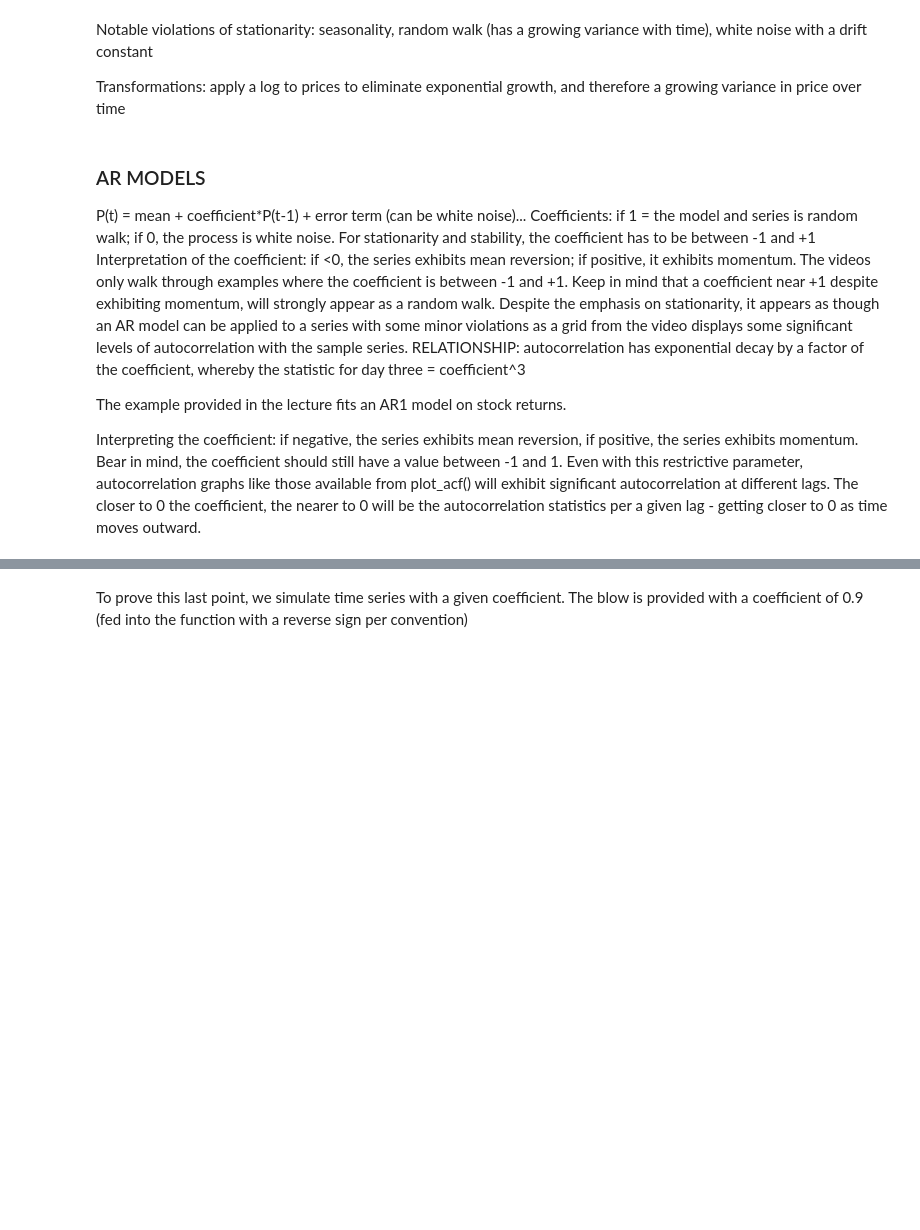
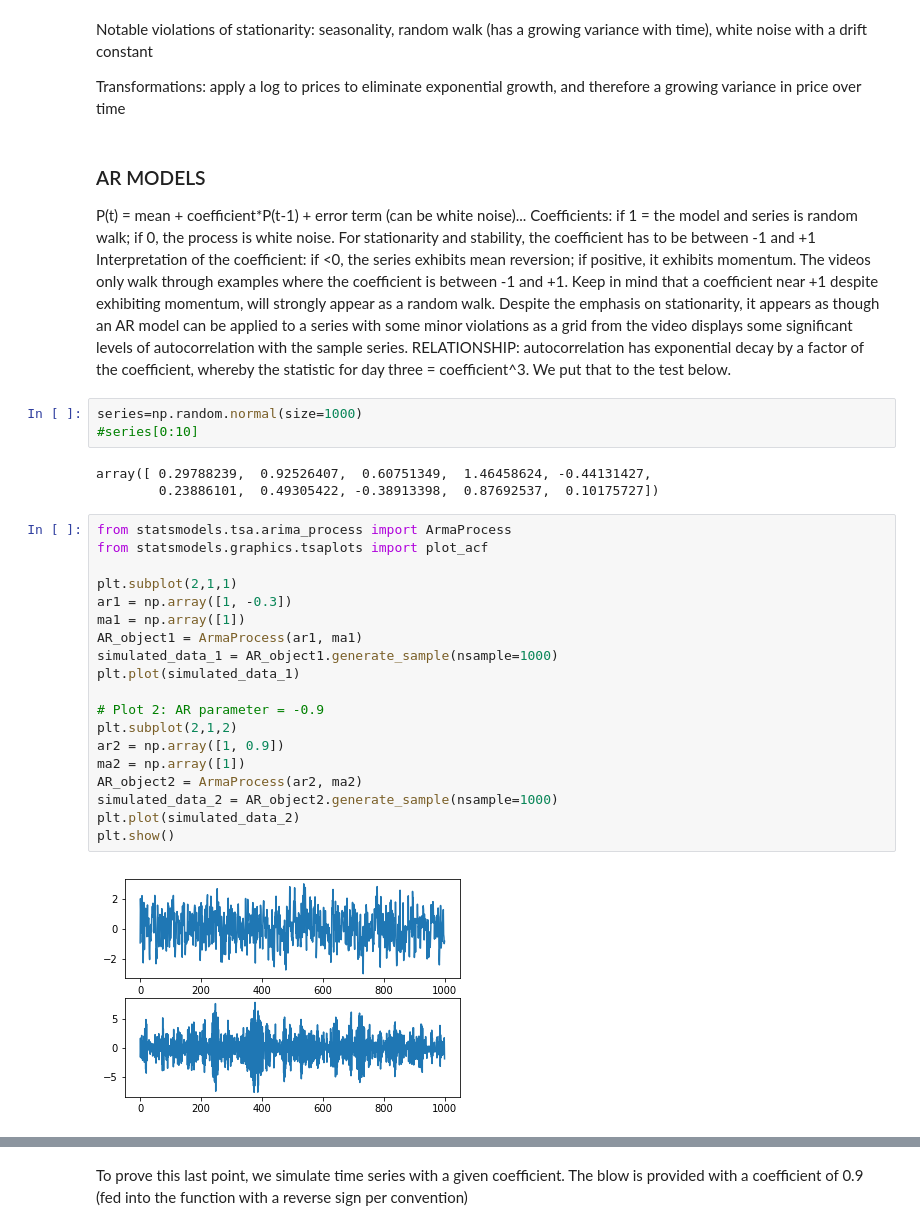
Before and after one commit to calleja/timeSeries, a Jupyter notebook: fundamentals.ipynb, the cells around one changed output, grey strips where cells are left out. Drawn from its saved outputs; the diff is of its cells as text; blank space fills up the shorter version.

```diff
--- a/fundamentals.ipynb
+++ b/fundamentals.ipynb
@@ -50,8 +50,31 @@ P(t) = mean + coefficient\*P(t-1) + error term (can be white noise)...
 Coefficients: if 1 = the model and series is random walk; if 0, the process is white noise.
 For stationarity and stability, the coefficient has to be between -1 and +1
 Interpretation of the coefficient: if <0, the series exhibits mean reversion; if positive, it exhibits momentum. The videos only walk through examples where the coefficient is between -1 and +1. Keep in mind that a coefficient near +1 despite exhibiting momentum, will strongly appear as a random walk.
-Despite the emphasis on stationarity, it appears as though an AR model can be applied to a series with some minor violations as a grid from the video displays some significant levels of autocorrelation with the sample series. RELATIONSHIP: autocorrelation has exponential decay by a factor of the coefficient, whereby the statistic for day three = coefficient^3
-
-The example provided in the lecture fits an AR1 model on stock returns.
-
-Interpreting the coefficient: if negative, the series exhibits mean reversion, if positive, the series exhibits momentum. Bear in mind, the coefficient should still have a value between -1 and 1. Even with this restrictive parameter,  autocorrelation graphs like those available from plot_acf() will exhibit significant autocorrelation at different lags. The closer to 0 the coefficient, the nearer to 0 will be the autocorrelation statistics per a given lag - getting closer to 0 as time moves outward.
+Despite the emphasis on stationarity, it appears as though an AR model can be applied to a series with some minor violations as a grid from the video displays some significant levels of autocorrelation with the sample series. RELATIONSHIP: autocorrelation has exponential decay by a factor of the coefficient, whereby the statistic for day three = coefficient^3. We put that to the test below.
+# %%
+series=np.random.normal(size=1000)
+#series[0:10]
+# %% [output]
+array([ 0.29788239,  0.92526407,  0.60751349,  1.46458624, -0.44131427,
+        0.23886101,  0.49305422, -0.38913398,  0.87692537,  0.10175727])
+# %%
+from statsmodels.tsa.arima_process import ArmaProcess
+from statsmodels.graphics.tsaplots import plot_acf
+
+plt.subplot(2,1,1)
+ar1 = np.array([1, -0.3])
+ma1 = np.array([1])
+AR_object1 = ArmaProcess(ar1, ma1)
+simulated_data_1 = AR_object1.generate_sample(nsample=1000)
+plt.plot(simulated_data_1)
+
+# Plot 2: AR parameter = -0.9
+plt.subplot(2,1,2)
+ar2 = np.array([1, 0.9])
+ma2 = np.array([1])
+AR_object2 = ArmaProcess(ar2, ma2)
+simulated_data_2 = AR_object2.generate_sample(nsample=1000)
+plt.plot(simulated_data_2)
+plt.show()
+# %% [output]
+[figure, added]
```
Also changed, not shown: parts of 12 cells of this notebook, 2 other files.
